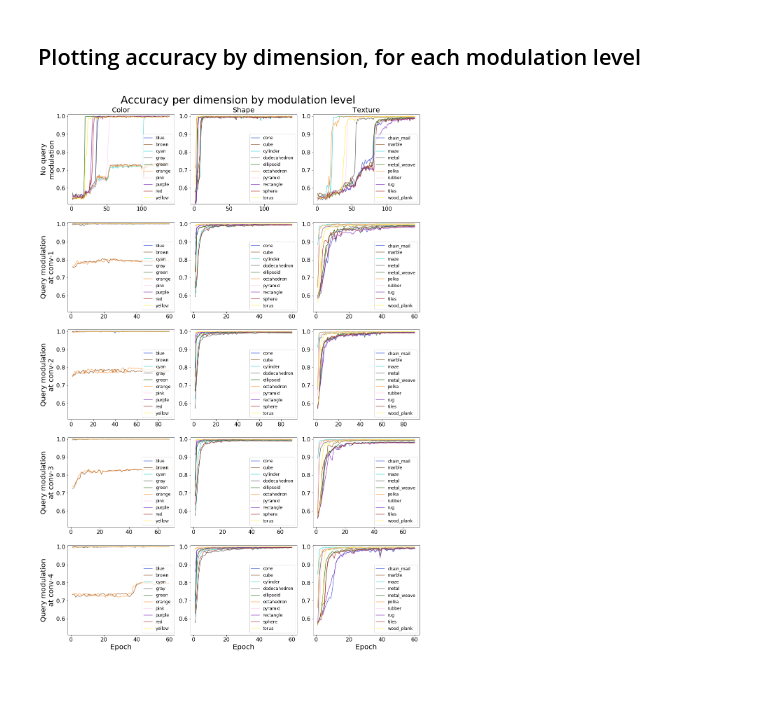
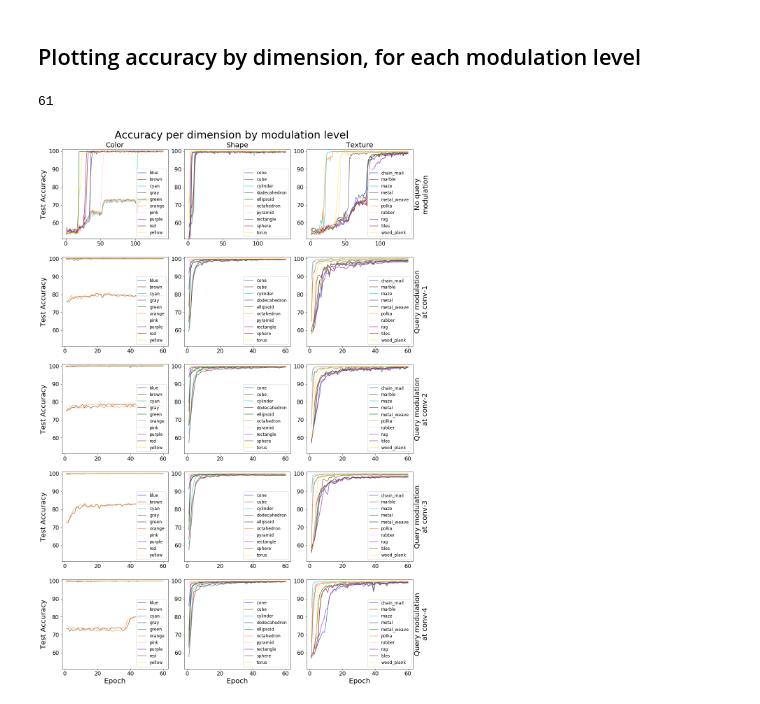
Before and after one commit to guydav/deep-learning-projects, a Jupyter notebook: notebooks/Meta_Learning_Data_Analysis_query_mod_entire_dataset.ipynb, the cells around one changed output. Drawn from its saved outputs; the diff is of its cells as text; code cells hidden in the pictures.

Commit message:
Committing the current state of the plots and plotting code before experimenting with a different structure.

```diff
--- a/notebooks/Meta_Learning_Data_Analysis_query_mod_entire_dataset.ipynb
+++ b/notebooks/Meta_Learning_Data_Analysis_query_mod_entire_dataset.ipynb
@@ -156,6 +156,10 @@ def plot_accuracy_by_dimension(histories, font_dict=None, ylim=None,
         font.update(font_dict)
     font_dict = font
 
+    x_max = None
+    if compute_x_max:
+        x_max = np.min([history.shape[0] for history in histories])
+
     for model_index, history in enumerate(histories):
         for dimension_index, dimension_name in enumerate(DIMENSION_NAMES):
             ax = plt.subplot(NROWS, NCOLS, model_index * NCOLS + dimension_index + 1)
@@ -169,33 +173,41 @@ def plot_accuracy_by_dimension(histories, font_dict=None, ylim=None,
                 x_label = 'Epoch'
 
             y_label = None
+            y_label_right = False
             if dimension_index == 0:
+                y_label = 'Test Accuracy'
+            elif dimension_index == 2:
+                y_label_right = True
                 if model_index == 0:
                     y_label = f'No query\nmodulation'
                 else:
                     y_label = f'Query modulation\nat conv-{model_index}'
 
+            # Use x_max only for the non-query-modulated models
+            model_x_max = x_max
+            if model_index == 0:
+                model_x_max = None
 
             single_model_single_dimension_plot(ax, history,
                                                10 * dimension_index,
                                                10 * (dimension_index + 1),
-                                               x_start, ylim, title, x_label, y_label,
-                                               font_dict, colors)
+                                               x_start, model_x_max, ylim, title, x_label, y_label,
+                                               font_dict, colors, y_label_right)
 
     plt.suptitle('Accuracy per dimension by modulation level', fontsize=font_dict['fontsize'] * 1.5)
     plt.show()
 
 
 def single_model_single_dimension_plot(ax, history,
-                                       start_task, end_task, x_start=0, ylim=None,
+                                       start_task, end_task, x_start=0, x_max=None, ylim=None,
                                         title=None, x_label=None, y_label=None,
-                                          font_dict=None, colors=None):
+                                          font_dict=None, colors=None, y_label_right=False):
     font = FONT_DICT.copy()
     if font_dict is not None:
         font.update(font_dict)
     font_dict = font
 
-    sample_y_values = history[KEY_TEMPLATE.format(task_id=start_task)][x_start:]
+    sample_y_values = history[KEY_TEMPLATE.format(task_id=start_task)][x_start:x_max]
     x_values = np.arange(len(sample_y_values)) + x_start
 
     for index, task_id in enumerate(range(start_task, end_task)):
@@ -206,7 +218,7 @@ def single_model_single_dimension_plot(ax, history,
             else:
                 color = colors[index / 10]
 
-        ax.plot(x_values, history[KEY_TEMPLATE.format(task_id=task_id)][x_start:],
+        ax.plot(x_values, history[KEY_TEMPLATE.format(task_id=task_id)][x_start:x_max] * 100,
                 label=QUERY_NAMES[task_id], color=color, alpha=0.8)
 
     if ylim is not None:
@@ -218,10 +230,13 @@ def single_model_single_dimension_plot(ax, history,
         ax.set_xlabel(x_label, **font_dict)
     if y_label is not None:
         ax.set_ylabel(y_label, **font_dict)
+    if y_label_right:
+        ax.yaxis.set_label_position("right")
     if title is not None:
         ax.set_title(title, **font_dict)
 # %%
-ylim = (0.51, 1.01)
-plot_accuracy_by_dimension(histories, ylim=ylim, colors=COLORS)
+ylim = (51, 101)
+plot_accuracy_by_dimension(histories, compute_x_max=True, ylim=ylim, colors=COLORS)
 # %% [output]
+61
-[figure, old version]
+[figure, new version]
```
Also changed, not shown: parts of 4 cells of this notebook, 3 other files.
